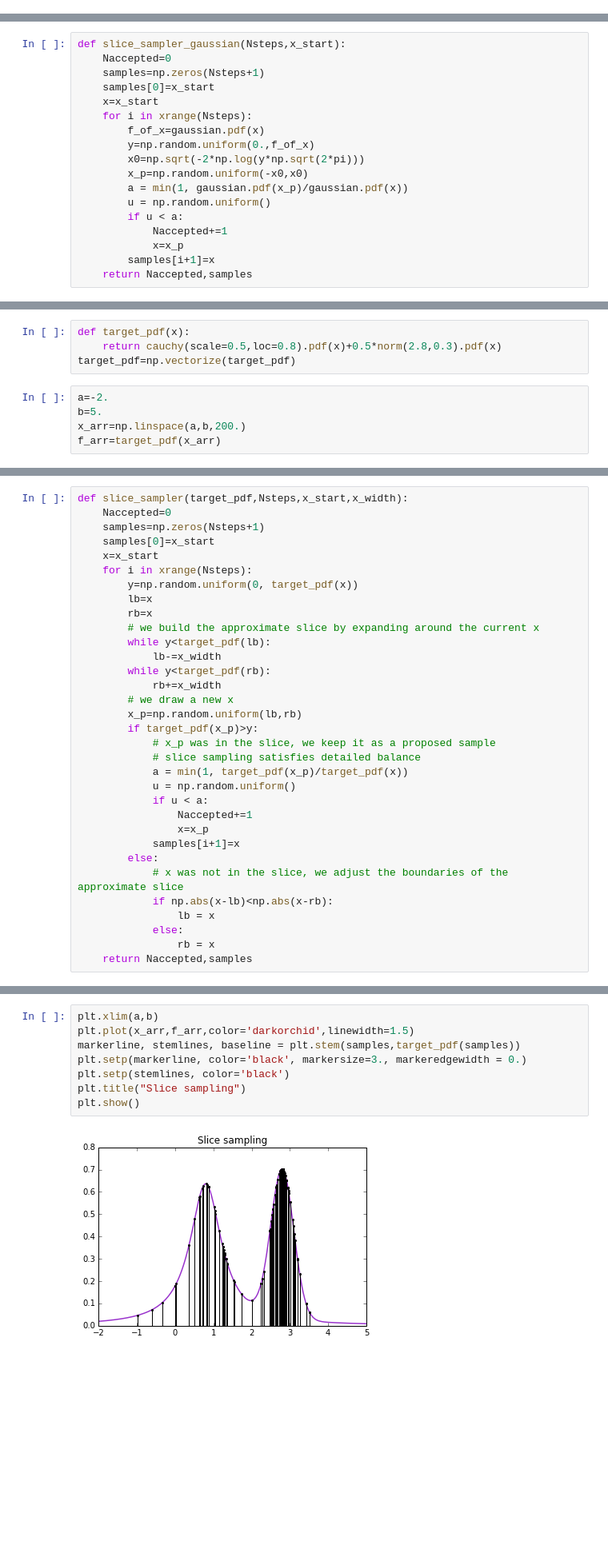
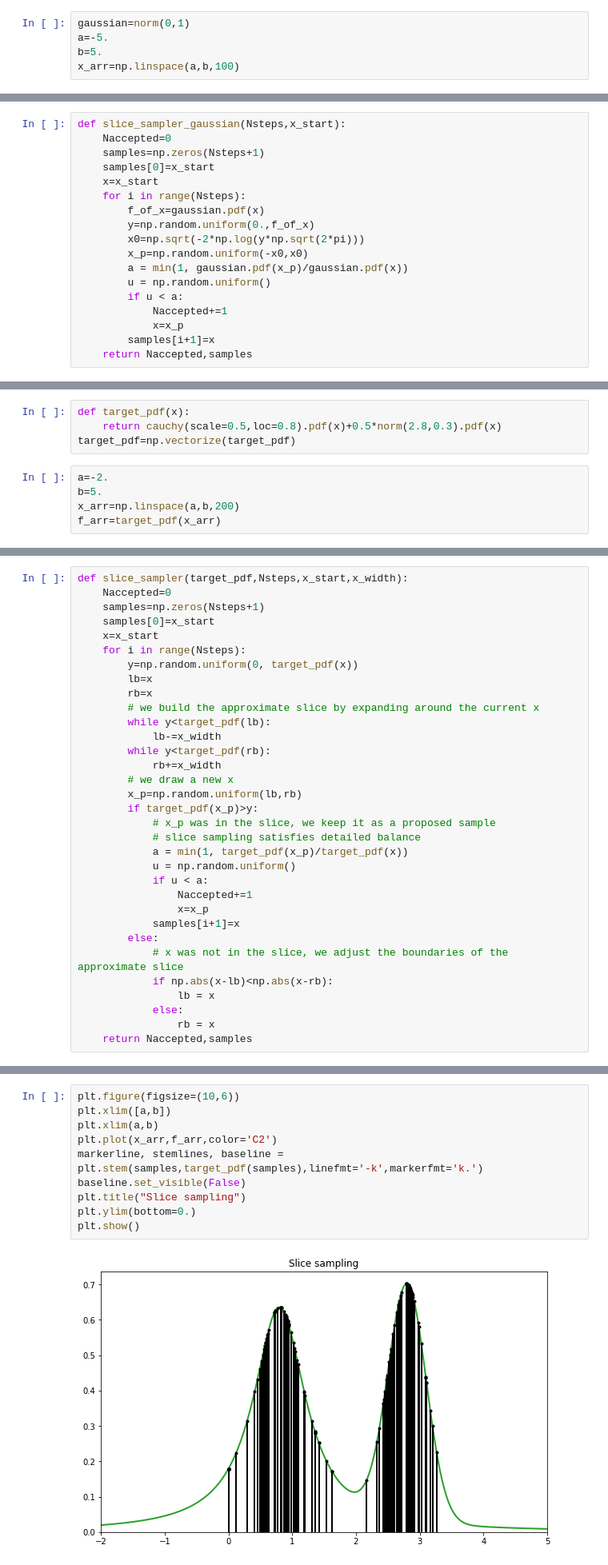
Before and after one commit to florent-leclercq/Bayes_InfoTheory, a Jupyter notebook: MCMC_Slice.ipynb, the cells around one changed output, grey strips where cells are left out. Shown at 80% size. Cells and saved outputs as stored; diff of their text form; blank space fills up the shorter version.

```diff
--- a/MCMC_Slice.ipynb
+++ b/MCMC_Slice.ipynb
@@ -15,3 +17,8 @@ from matplotlib.ticker import NullFormatter
 # %% [markdown]
 ## Slice sampling tutorial
+# %%
+gaussian=norm(0,1)
+a=-5.
+b=5.
+x_arr=np.linspace(a,b,100)
 # %% [markdown]
@@ -62,7 +70,7 @@ def slice_sampler_gaussian(Nsteps,x_start):
     samples=np.zeros(Nsteps+1)
     samples[0]=x_start
     x=x_start
-    for i in xrange(Nsteps):
+    for i in range(Nsteps):
         f_of_x=gaussian.pdf(x)
         y=np.random.uniform(0.,f_of_x)
         x0=np.sqrt(-2*np.log(y*np.sqrt(2*pi)))
@@ -102,6 +111,6 @@ target_pdf=np.vectorize(target_pdf)
 # %%
 a=-2.
 b=5.
-x_arr=np.linspace(a,b,200.)
+x_arr=np.linspace(a,b,200)
 f_arr=target_pdf(x_arr)
 # %%
@@ -117,7 +128,7 @@ def slice_sampler(target_pdf,Nsteps,x_start,x_width):
     samples=np.zeros(Nsteps+1)
     samples[0]=x_start
     x=x_start
-    for i in xrange(Nsteps):
+    for i in range(Nsteps):
         y=np.random.uniform(0, target_pdf(x))
         lb=x
         rb=x
@@ -157,13 +168,15 @@ fraction_accepted
 # %%
+plt.figure(figsize=(10,6))
+plt.xlim([a,b])
 plt.xlim(a,b)
-plt.plot(x_arr,f_arr,color='darkorchid',linewidth=1.5)
-markerline, stemlines, baseline = plt.stem(samples,target_pdf(samples))
-plt.setp(markerline, color='black', markersize=3., markeredgewidth = 0.)
-plt.setp(stemlines, color='black')
+plt.plot(x_arr,f_arr,color='C2')
+markerline, stemlines, baseline = plt.stem(samples,target_pdf(samples),linefmt='-k',markerfmt='k.')
+baseline.set_visible(False)
 plt.title("Slice sampling")
+plt.ylim(bottom=0.)
 plt.show()
 # %% [output]
-[figure, old version]
+[figure, new version]
 # %% [markdown]
 ## Two-dimensional slice sampling
 # %% [markdown]
```
Also changed, not shown: parts of 18 cells of this notebook, 1 other file.
